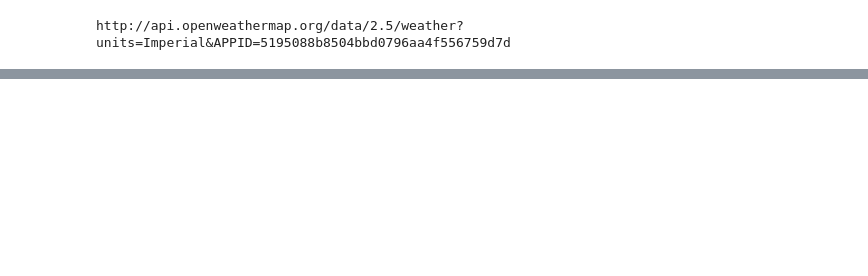
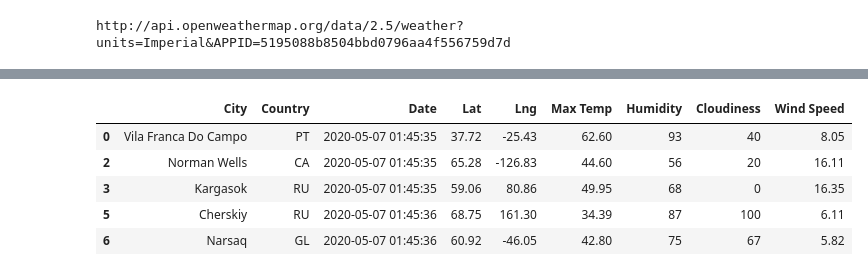
Before and after one commit to mydogmandy/WeatherPy, a Jupyter notebook: WeatherPy.ipynb, the cells around one changed output, grey strips where cells are left out. Cells and saved outputs as stored; diff of their text form; code cells hidden in the pictures; blank space fills up the shorter version.

```diff
--- a/WeatherPy.ipynb
+++ b/WeatherPy.ipynb
@@ -329,0 +385,11 @@ plt.show()
+# %%
+# Locate all Northern Hemisphere latitudes
+
+city_data_df.loc[(city_data_df["Lat"] >= 0)].head()
+# %% [output]
+|  | City | Country | Date | Lat | Lng | Max Temp | Humidity | Cloudiness | Wind Speed |
+| 0 | Vila Franca Do Campo | PT | 2020-05-07 01:45:35 | 37.72 | -25.43 | 62.60 | 93 | 40 | 8.05 |
+| 2 | Norman Wells | CA | 2020-05-07 01:45:35 | 65.28 | -126.83 | 44.60 | 56 | 20 | 16.11 |
+| 3 | Kargasok | RU | 2020-05-07 01:45:35 | 59.06 | 80.86 | 49.95 | 68 | 0 | 16.35 |
+| 5 | Cherskiy | RU | 2020-05-07 01:45:36 | 68.75 | 161.30 | 34.39 | 87 | 100 | 6.11 |
+| 6 | Narsaq | GL | 2020-05-07 01:45:36 | 60.92 | -46.05 | 42.80 | 75 | 67 | 5.82 |
```
Also changed, not shown: parts of 15 cells of this notebook, 7 other files.
